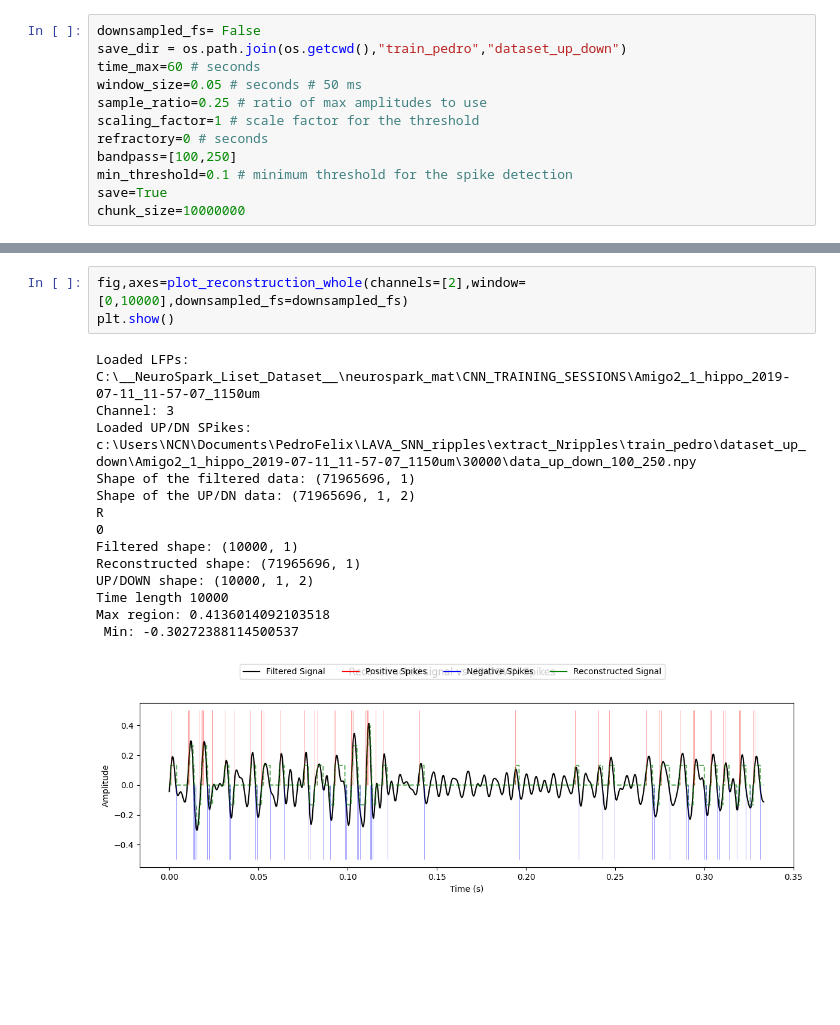
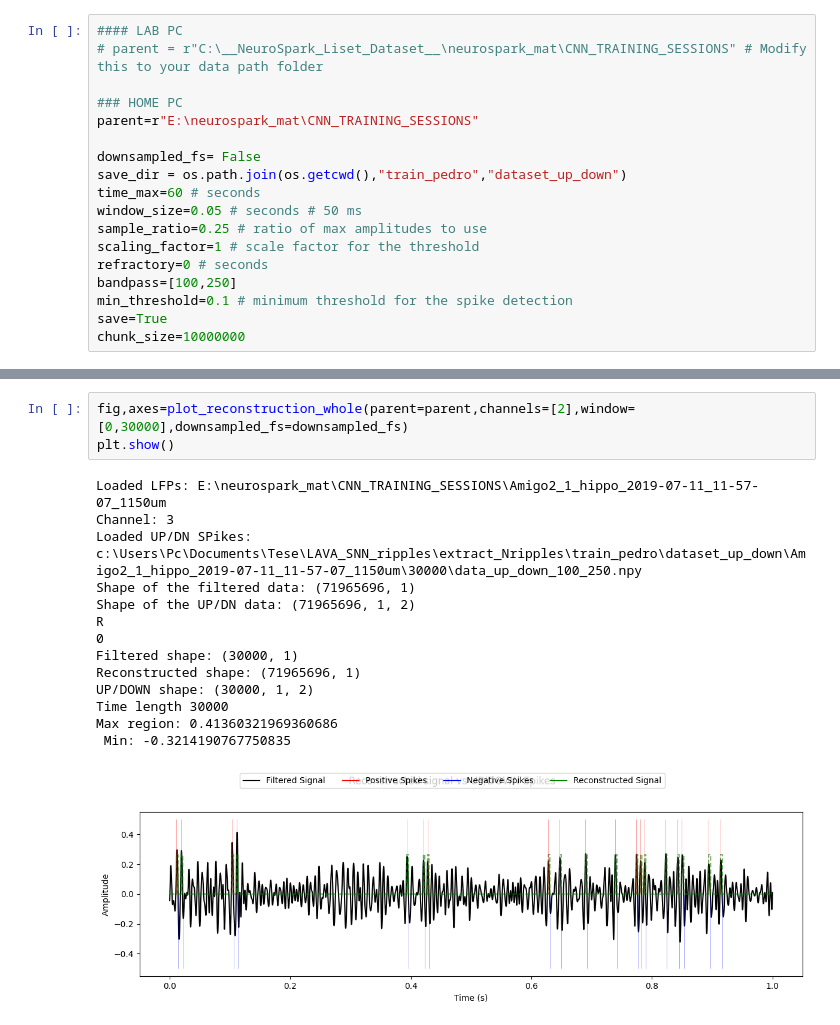
Before and after one commit to pedrofurrix/LAVA_SNN_ripples, a Jupyter notebook: extract_Nripples/evaluate_reconstruction.ipynb, the cells around one changed output, grey strips where cells are left out. Cells and saved outputs as stored; diff of their text form; blank space fills up the shorter version.

```diff
--- a/extract_Nripples/evaluate_reconstruction.ipynb
+++ b/extract_Nripples/evaluate_reconstruction.ipynb
@@ -9,4 +8,10 @@ WARNING:tensorflow:From c:\Users\NCN\Miniconda3\envs\lava_snn_ripples\lib\site-p
 # %%
+#### LAB PC
+# parent = r"C:\__NeuroSpark_Liset_Dataset__\neurospark_mat\CNN_TRAINING_SESSIONS" # Modify this to your data path folder
+
+### HOME PC
+parent=r"E:\neurospark_mat\CNN_TRAINING_SESSIONS"
+
 downsampled_fs= False
 save_dir = os.path.join(os.getcwd(),"train_pedro","dataset_up_down")
 time_max=60 # seconds
@@ -36,18 +56,18 @@ Max region: 0.27242092999246714
 # %%
-fig,axes=plot_reconstruction_whole(channels=[2],window=[0,10000],downsampled_fs=downsampled_fs)
+fig,axes=plot_reconstruction_whole(parent=parent,channels=[2],window=[0,30000],downsampled_fs=downsampled_fs)
 plt.show()
 # %% [output]
-Loaded LFPs: C:\__NeuroSpark_Liset_Dataset__\neurospark_mat\CNN_TRAINING_SESSIONS\Amigo2_1_hippo_2019-07-11_11-57-07_1150um
+Loaded LFPs: E:\neurospark_mat\CNN_TRAINING_SESSIONS\Amigo2_1_hippo_2019-07-11_11-57-07_1150um
 Channel: 3
-Loaded UP/DN SPikes: c:\Users\NCN\Documents\PedroFelix\LAVA_SNN_ripples\extract_Nripples\train_pedro\dataset_up_down\Amigo2_1_hippo_2019-07-11_11-57-07_1150um\30000\data_up_down_100_250.npy
+Loaded UP/DN SPikes: c:\Users\Pc\Documents\Tese\LAVA_SNN_ripples\extract_Nripples\train_pedro\dataset_up_down\Amigo2_1_hippo_2019-07-11_11-57-07_1150um\30000\data_up_down_100_250.npy
 Shape of the filtered data: (71965696, 1)
 Shape of the UP/DN data: (71965696, 1, 2)
 R
 0
-Filtered shape: (10000, 1)
+Filtered shape: (30000, 1)
 Reconstructed shape: (71965696, 1)
-UP/DOWN shape: (10000, 1, 2)
-Time length 10000
-Max region: 0.4136014092103518
- Min: -0.30272388114500537
+UP/DOWN shape: (30000, 1, 2)
+Time length 30000
+Max region: 0.41360321969360686
+ Min: -0.3214190767750835
-[figure, old version]
+[figure, new version]
```
Also changed, not shown: parts of 5 cells of this notebook, 8 other files.
